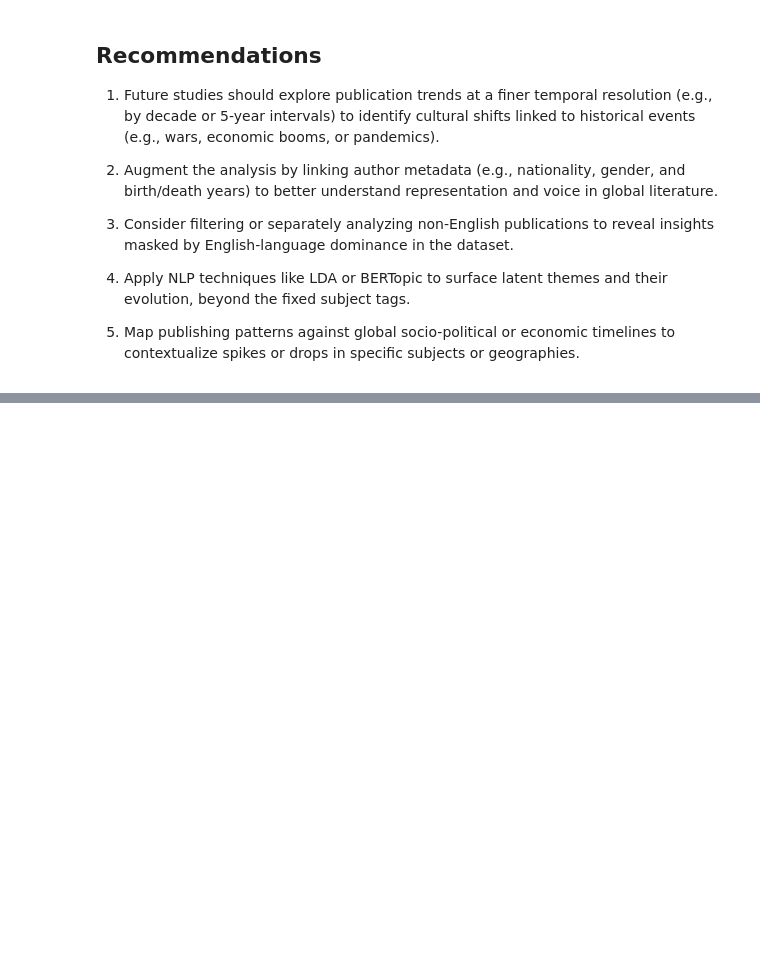
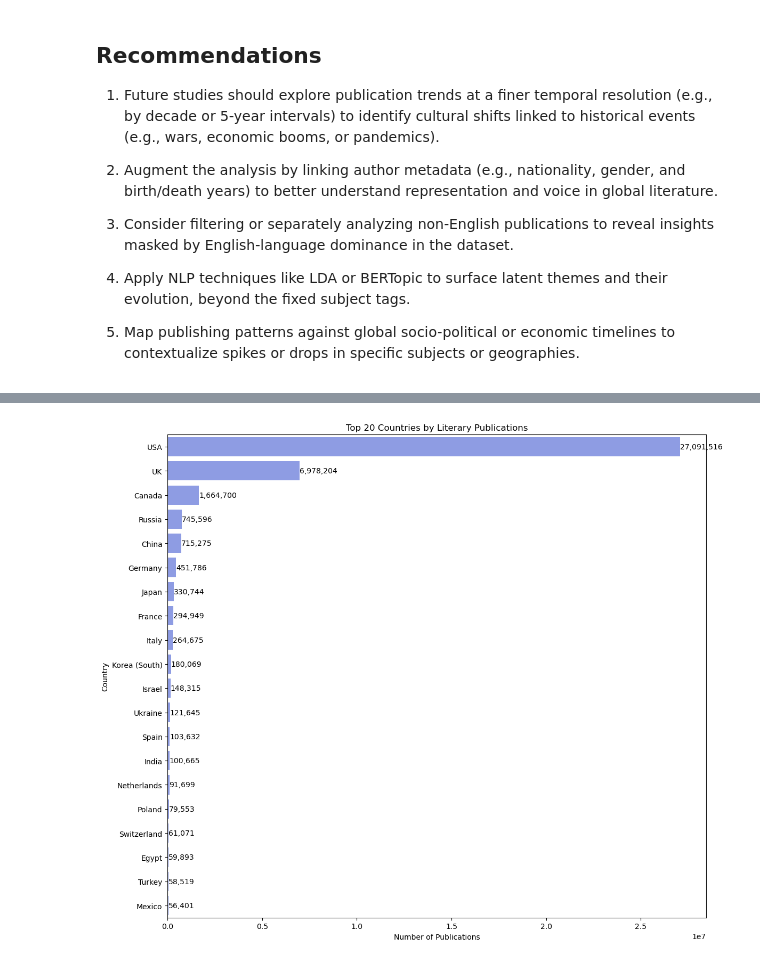
Before and after one commit to jdfvalera/bdcc-lab-openlib, a Jupyter notebook: notebooks/openlib_final.ipynb, the cells around one changed output, grey strips where cells are left out. Cells and saved outputs as stored; diff of their text form; code cells hidden in the pictures; blank space fills up the shorter version.

```diff
--- a/notebooks/openlib_final.ipynb
+++ b/notebooks/openlib_final.ipynb
@@ -556,0 +577,14 @@ These results underscore the value of bibliographic big data in tracing the evol
+# %%
+# Visualization 2: Top 20 Countries by Publications
+plt.figure(figsize=(12, 10))
+sns.barplot(x="count", y="country", data=country_dist_pd, color='#8093F1')
+for i, row in country_dist_pd.iterrows():
+    plt.text(row["count"], i, f"{int(row['count']):,}", va="center")
+plt.title("Top 20 Countries by Literary Publications")
+plt.xlabel("Number of Publications")
+plt.ylabel("Country")
+plt.tight_layout()
+plt.savefig("country_dist.png")
+plt.show()
+# %% [output]
+[figure, added]
```
Also changed, not shown: parts of 14 cells of this notebook, 2 other files.
